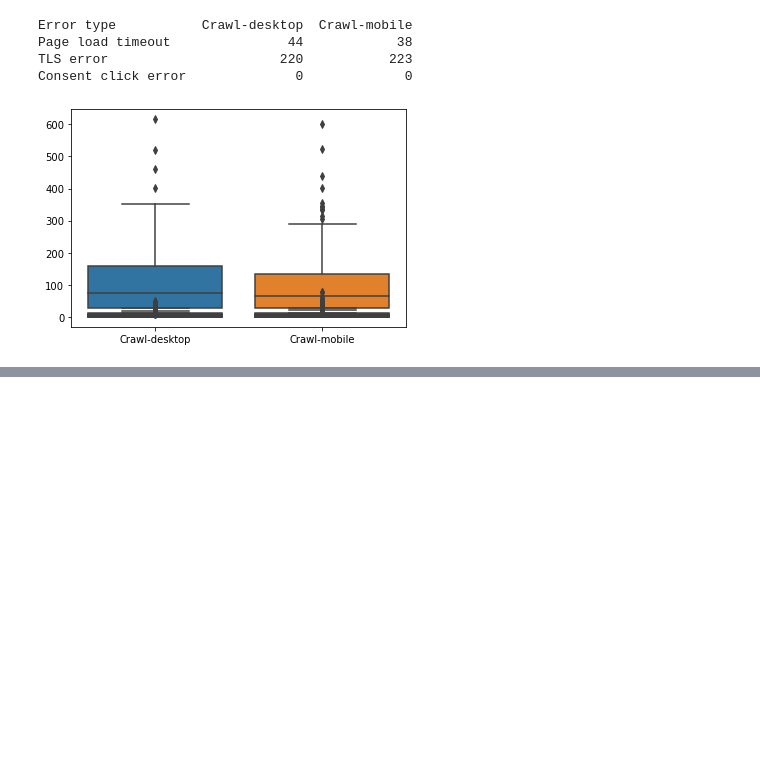
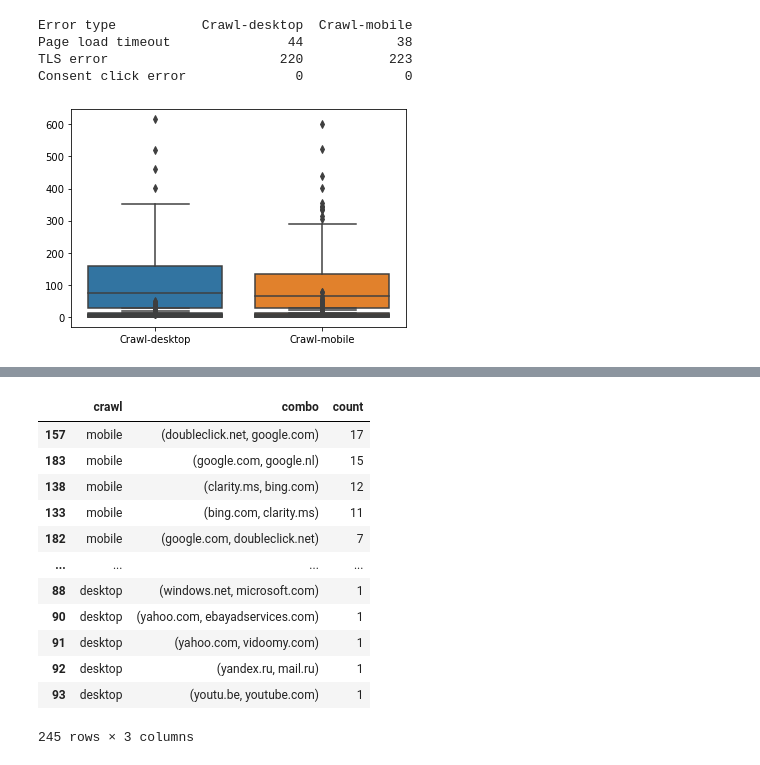
Before and after one commit to JobDoesburg/capita-selecta-selenium-crawler, a Jupyter notebook: analysis/analysis.ipynb, the cells around one changed output, grey strips where cells are left out. Drawn from its saved outputs; the diff is of its cells as text; code cells hidden in the pictures; blank space fills up the shorter version.

```diff
--- a/analysis/analysis.ipynb
+++ b/analysis/analysis.ipynb
@@ -252,7 +252,7 @@ def create_stats_object(json_files):
                        (origin_domain in distinct_tracker_domains or \
                         redirect_domain in distinct_tracker_domains):
                         tracker_redirect_combos.append((origin_domain, redirect_domain))
-            data_object['tracker_redirect_combos'] = list(set(tracker_redirect_combos))
+            data_object['tracker_redirect_combos'] += list(set(tracker_redirect_combos))
 
             # Fingerprints
             for fingerprint in data['canvas_image_data']:
@@ -353,3 +353,27 @@ print_ten_most_prev_websites_table(crawls['desktop']['third_party_tracker_entiti
+# %%
+#11
+data_11 = []
+for crawl, crawl_data in crawls.items():
+    for combo in crawl_data['tracker_redirect_combos']:
+        data_11.append([crawl, combo])
+
+df_11 = pd.DataFrame(data_11)
+df_11.columns = ['crawl', 'combo']
+df_11.groupby(['crawl','combo'])['combo'].count().reset_index(name="count").sort_values(['crawl', 'count'], ascending=False)
+# %% [output]
+|  | crawl | combo | count |
+| 157 | mobile | (doubleclick.net, google.com) | 17 |
+| 183 | mobile | (google.com, google.nl) | 15 |
+| 138 | mobile | (clarity.ms, bing.com) | 12 |
+| 133 | mobile | (bing.com, clarity.ms) | 11 |
+| 182 | mobile | (google.com, doubleclick.net) | 7 |
+| ... | ... | ... | ... |
+| 88 | desktop | (windows.net, microsoft.com) | 1 |
+| 90 | desktop | (yahoo.com, ebayadservices.com) | 1 |
+| 91 | desktop | (yahoo.com, vidoomy.com) | 1 |
+| 92 | desktop | (yandex.ru, mail.ru) | 1 |
+| 93 | desktop | (youtu.be, youtube.com) | 1 |
+245 rows × 3 columns
 # %%
 #12
 canvas_fingerprints = []
```
Also changed, not shown: parts of 2 cells of this notebook.
